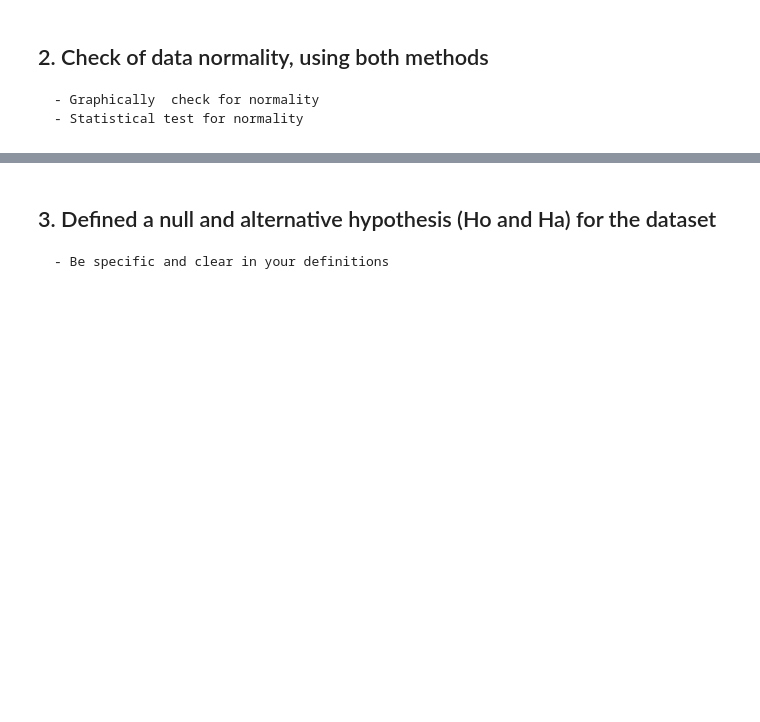
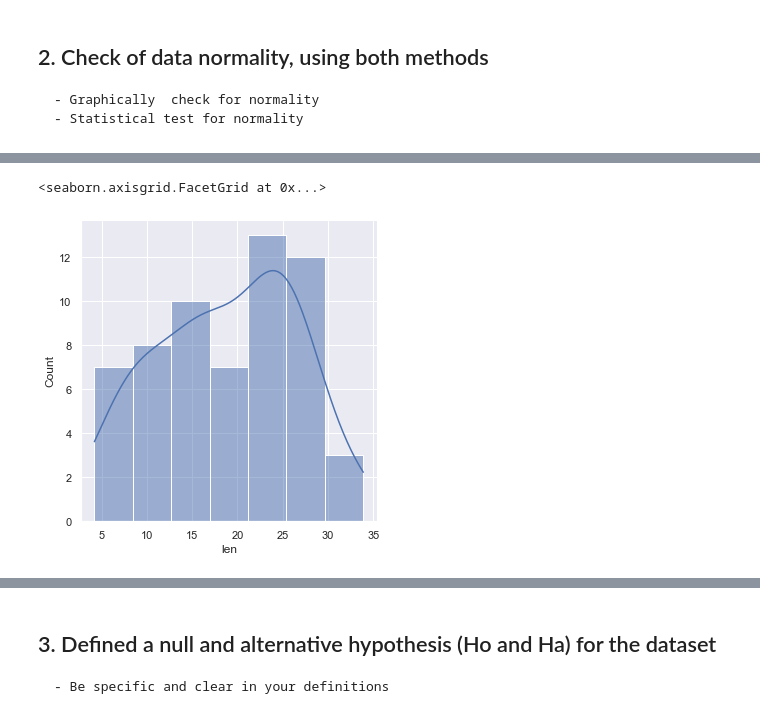
Before and after one commit to kscully-dotcom/msds650, a Jupyter notebook: week4/4_Assignment.ipynb, the cells around one changed output, grey strips where cells are left out. Cells and saved outputs as stored; diff of their text form; code cells hidden in the pictures; blank space fills up the shorter version.

```diff
--- a/week4/4_Assignment.ipynb
+++ b/week4/4_Assignment.ipynb
@@ -100,3 +120,12 @@ sns.scatterplot(data=df,x='dose',y='len',hue='supp')
 ## 2. Check of data normality, using both methods
     - Graphically  check for normality
     - Statistical test for normality
+# %%
+from numpy import mean
+from numpy import std
+data = df['len']
+data_VC = df[df['supp'] == 'VC']
+data_OJ = df[df['supp'] == 'OJ']
+print('mean=%.3f stdv=%.3f' % (mean(data), std(data)))
+print('VC_mean=%.3f VC_stdv=%.3f' % (mean(data_VC['len']), std(data_VC['len'])))
+print('OJ_mean=%.3f OJ_stdv=%.3f' % (mean(data_OJ['len']), std(data_OJ['len'])))
@@ -102,0 +148,5 @@ sns.scatterplot(data=df,x='dose',y='len',hue='supp')
+# %%
+sns.displot(data,kde=True)
+# %% [output]
+<seaborn.axisgrid.FacetGrid at 0x...>
+[figure, added]
```
Also changed, not shown: parts of 16 cells of this notebook.
